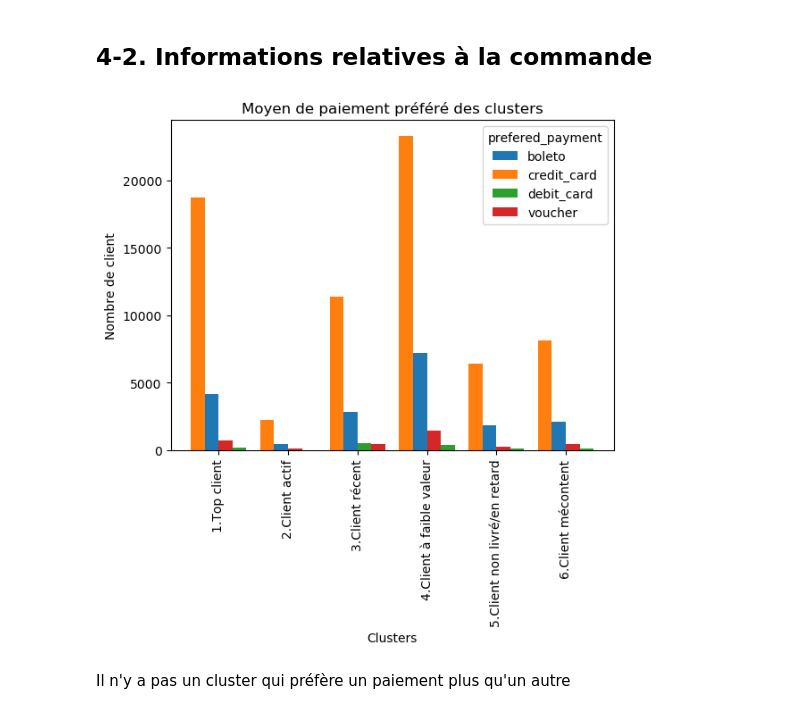
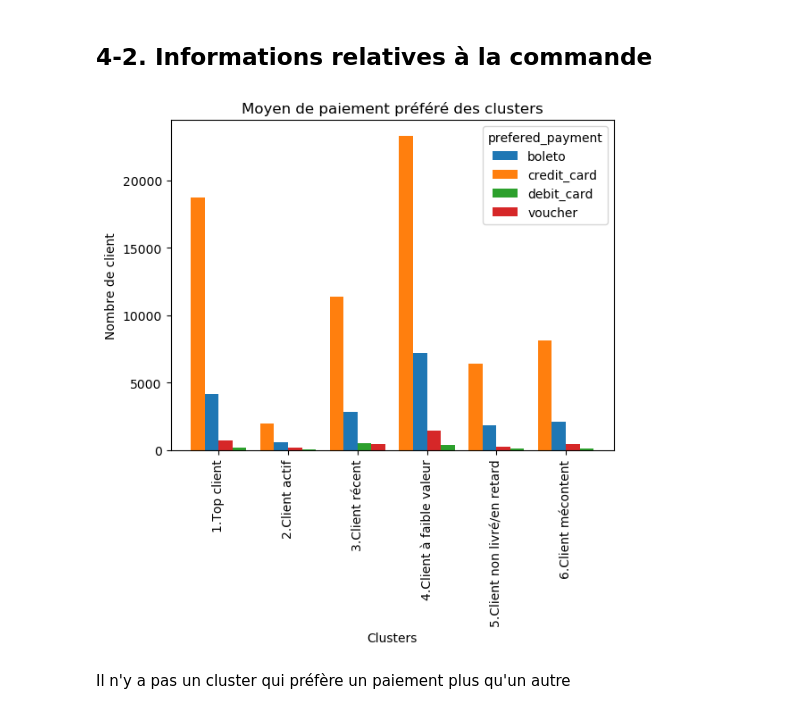
Before and after one commit to Adrian1903/Segmentez-des-clients-d-un-site-e-commerce, a Jupyter notebook: dev/03_personas.ipynb, the cells around one changed output. Drawn from its saved outputs; the diff is of its cells as text; code cells hidden in the pictures.

```diff
--- a/dev/03_personas.ipynb
+++ b/dev/03_personas.ipynb
@@ -56,5 +64,5 @@ plt.style.use("default")
 %load_ext pycodestyle_magic
 %pycodestyle_on
 # %%
-sales_raw = pd.read_csv('src/sales.csv')
+persona_raw = pd.read_csv('src/persona.csv')
 # %%
@@ -129 +132,3 @@ customer_RFM_plot = customer_RFM.reset_index().copy()
+# %%
+persona = persona_raw.copy()
 # %% [markdown]
@@ -185,25 +191,25 @@ La catégorie "Mode Bagage" occupe une place prédominante dans les 3 premières
 ## 4-2. Informations relatives à la commande
 # %%
 group = ['prefered_payment', 'cluster_name']
-customer_payment = customer_RFM_plot.groupby(group)['customer_unique_id']\
+customer_payment = persona.groupby(group)['customer_unique_id']\
                                     .count().reset_index()
 
 fig, ax = plt.subplots()
 sortedgroupedbar(ax,
                  x="cluster_name",
                  y="customer_unique_id",
                  groupby="prefered_payment",
                  data=customer_payment)
 
 plt.title("Moyen de paiement préféré des clusters")
 plt.xlabel('Clusters')
 plt.ylabel('Nombre de client')
 plt.xticks(rotation=90)
 plt.savefig('img/img_payment_customers_cluster.png',
             transparent=True,
             bbox_inches="tight")
 # %% [output]
-[figure, old version]
+[figure, new version]
 # %% [markdown]
 Il n'y a pas un cluster qui préfère un paiement plus qu'un autre
 # %%
```
Also changed, not shown: parts of 19 cells of this notebook, 4 other files.
